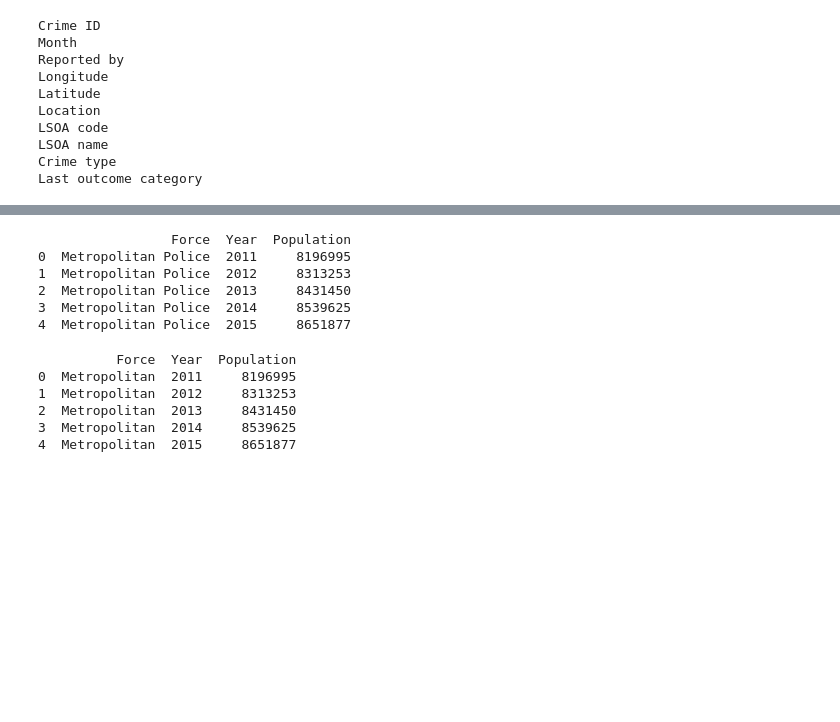
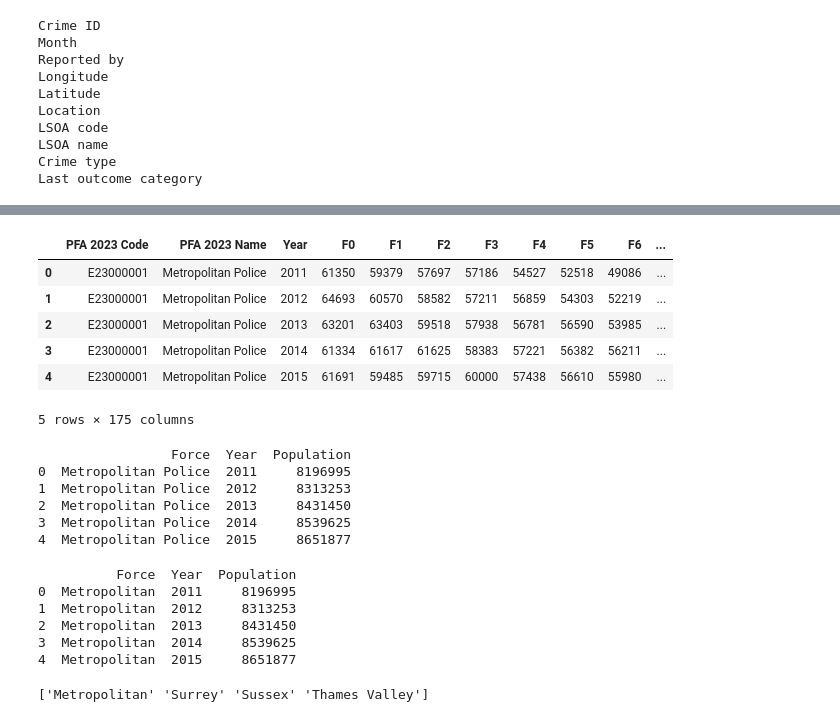
Before and after one commit to noahboiiii/Rockborne-Week-6-Project---Crime-Data-Pipeline-Reporting-Dataset, a Jupyter notebook: newPreprocessing.ipynb, the cells around one changed output, grey strips where cells are left out. Drawn from its saved outputs; the diff is of its cells as text; code cells hidden in the pictures; blank space fills up the shorter version.

```diff
--- a/newPreprocessing.ipynb
+++ b/newPreprocessing.ipynb
@@ -144,24 +232,35 @@ masterDf['Year'] = masterDf['MonthDateTime'].dt.year
 # %%
 xls = pd.ExcelFile('policeforceareas1991to2024.xlsx')
 pop_11_20 = pd.read_excel(xls, 'Mid-2011 to Mid-2020', skiprows=3)
 pop_21_24 = pd.read_excel(xls, 'Mid-2021 to Mid-2024', skiprows=3)
 
 popAll = pd.concat([pop_11_20, pop_21_24], axis=0)
-populationColumns = popAll.columns[3:]
-popAll['Population'] = popAll[populationColumns].sum(axis=1)
-
-popClean = popAll[['PFA 2023 Name', 'Year', 'Population']].copy()
-popClean.columns = ['Force', 'Year', 'Population']
-popClean = popClean.reset_index(drop=True)
-
-print(popClean.head())
+popAll.head()
 # %% [output]
+|  | PFA 2023 Code | PFA 2023 Name | Year | F0 | F1 | F2 | F3 | F4 | F5 | F6 | ... |
+| 0 | E23000001 | Metropolitan Police | 2011 | 61350 | 59379 | 57697 | 57186 | 54527 | 52518 | 49086 | ... |
+| 1 | E23000001 | Metropolitan Police | 2012 | 64693 | 60570 | 58582 | 57211 | 56859 | 54303 | 52219 | ... |
+| 2 | E23000001 | Metropolitan Police | 2013 | 63201 | 63403 | 59518 | 57938 | 56781 | 56590 | 53985 | ... |
+| 3 | E23000001 | Metropolitan Police | 2014 | 61334 | 61617 | 61625 | 58383 | 57221 | 56382 | 56211 | ... |
+| 4 | E23000001 | Metropolitan Police | 2015 | 61691 | 59485 | 59715 | 60000 | 57438 | 56610 | 55980 | ... |
-                 Force  Year  Population
-0  Metropolitan Police  2011     8196995
-1  Metropolitan Police  2012     8313253
-2  Metropolitan Police  2013     8431450
-3  Metropolitan Police  2014     8539625
-4  Metropolitan Police  2015     8651877
+5 rows × 175 columns
+# %%
+popAll = pd.concat([pop_11_20, pop_21_24], axis=0)
+populationColumns = popAll.columns[3:]
+popAll['Population'] = popAll[populationColumns].sum(axis=1)
+
+popClean = popAll[['PFA 2023 Name', 'Year', 'Population']].copy()
+popClean.columns = ['Force', 'Year', 'Population']
+popClean = popClean.reset_index(drop=True)
+
+print(popClean.head())
+# %% [output]
+                 Force  Year  Population
+0  Metropolitan Police  2011     8196995
+1  Metropolitan Police  2012     8313253
+2  Metropolitan Police  2013     8431450
+3  Metropolitan Police  2014     8539625
+4  Metropolitan Police  2015     8651877
 # %%
 popClean['Force'] = popClean['Force'].str.replace("Police", "").str.strip()
 
@@ -173,3 +272,10 @@ print(popClean.head())
 2  Metropolitan  2013     8431450
 3  Metropolitan  2014     8539625
 4  Metropolitan  2015     8651877
+# %%
+finalData = pd.merge(crimeAggregation, popClean, on=['Force', 'Year'], how='left')
+finalData.head()
+
+print(masterDf['Force'].unique())
+# %% [output]
+['Metropolitan' 'Surrey' 'Sussex' 'Thames Valley']
```
Also changed, not shown: parts of 5 cells of this notebook.
